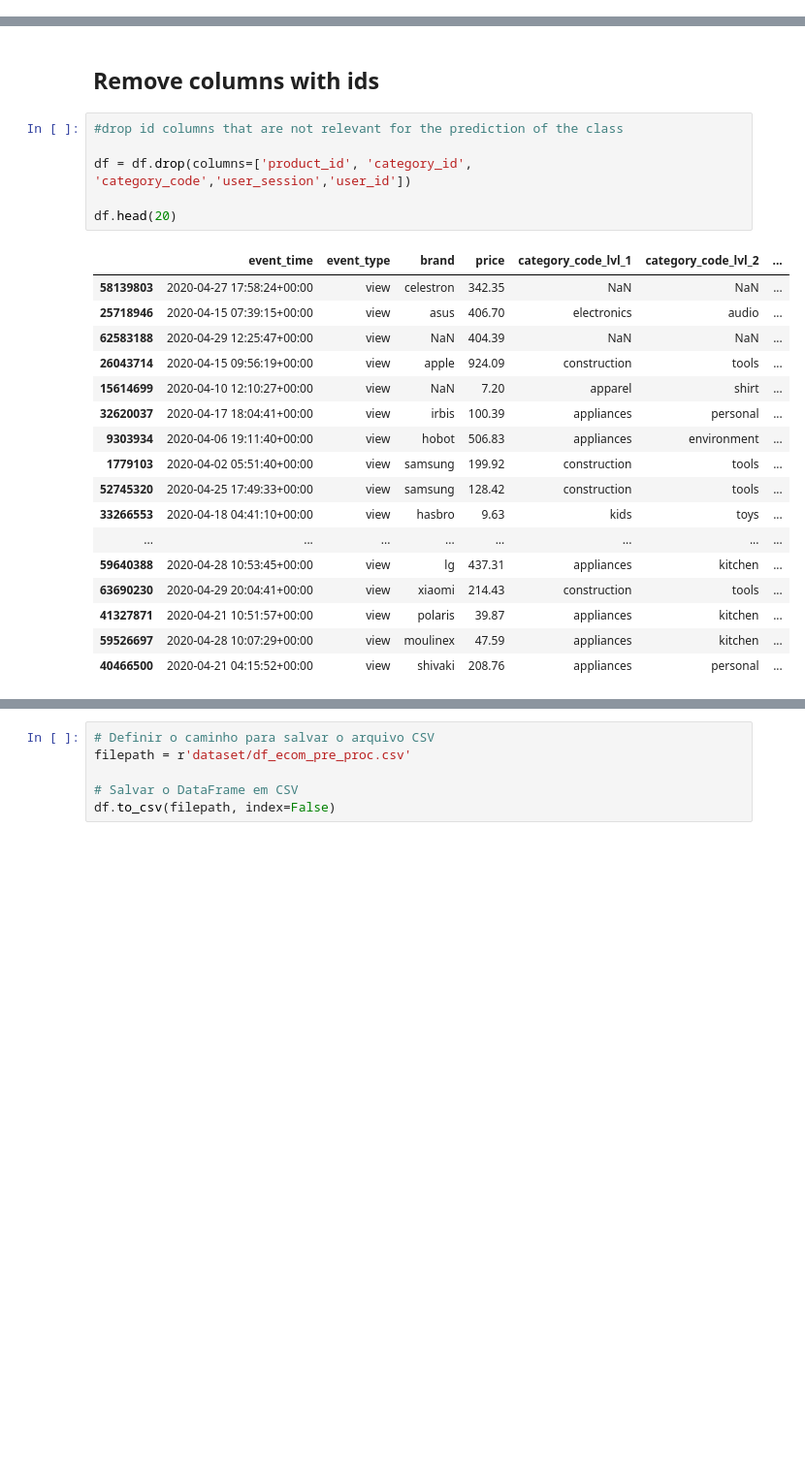
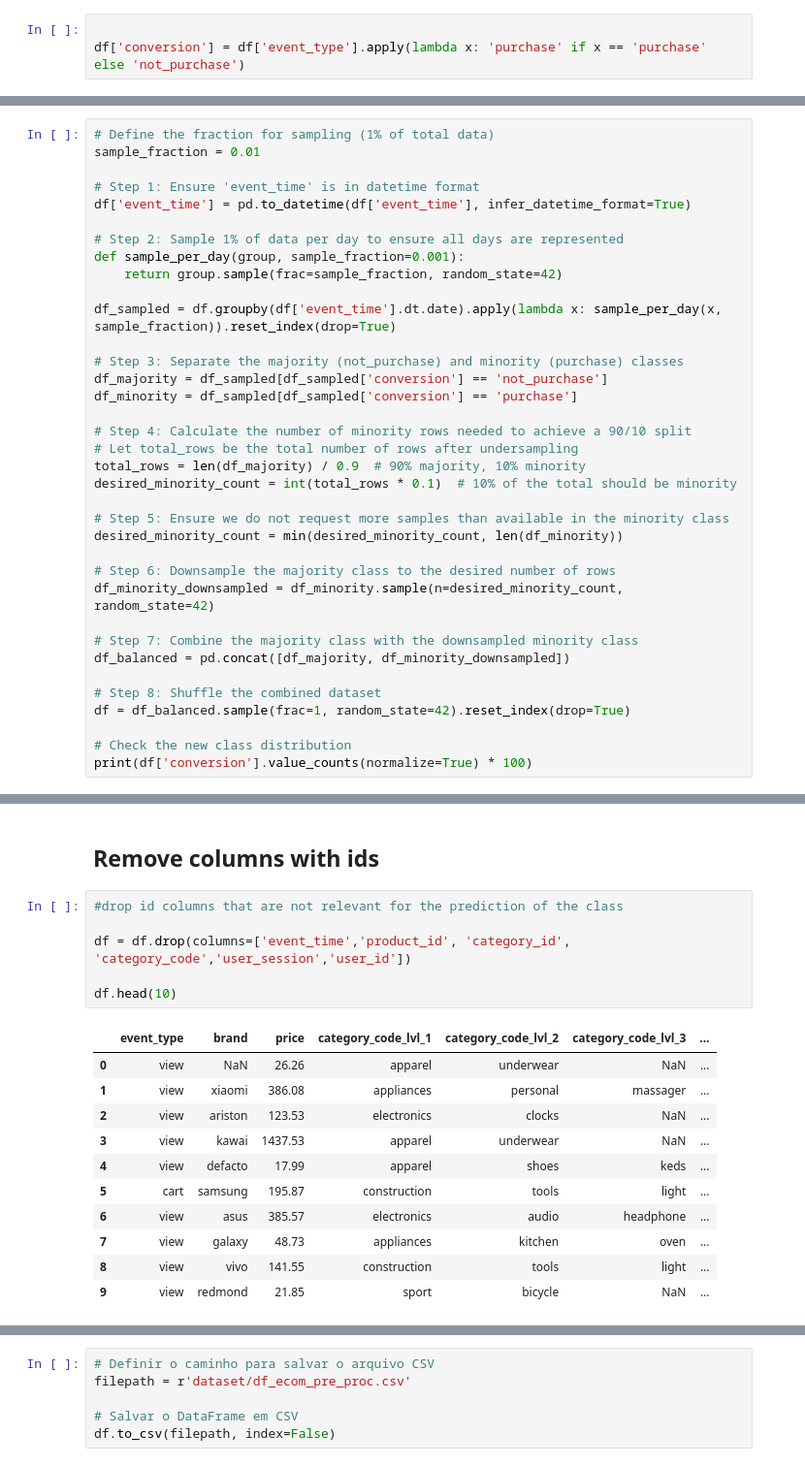
Before and after one commit to jvanalytics/ist_dash_2024_rec, a Jupyter notebook: notebooks/ecommerce_behaviour/_0_ecomerce_data_pre_processing.ipynb, the cells around one changed output, grey strips where cells are left out. Shown at 97% size. Cells and saved outputs as stored; diff of their text form; blank space fills up the shorter version.

```diff
--- a/notebooks/ecommerce_behaviour/_0_ecomerce_data_pre_processing.ipynb
+++ b/notebooks/ecommerce_behaviour/_0_ecomerce_data_pre_processing.ipynb
@@ -83,0 +261,3 @@ df.head(20)
+# %%
+
+df['conversion'] = df['event_type'].apply(lambda x: 'purchase' if x == 'purchase' else 'not_purchase')
@@ -83,0 +328,36 @@ df.head(20)
+# %%
+# Define the fraction for sampling (1% of total data)
+sample_fraction = 0.01
+
+# Step 1: Ensure 'event_time' is in datetime format
+df['event_time'] = pd.to_datetime(df['event_time'], infer_datetime_format=True)
+
+# Step 2: Sample 1% of data per day to ensure all days are represented
+def sample_per_day(group, sample_fraction=0.001):
+    return group.sample(frac=sample_fraction, random_state=42)
+
+df_sampled = df.groupby(df['event_time'].dt.date).apply(lambda x: sample_per_day(x, sample_fraction)).reset_index(drop=True)
+
+# Step 3: Separate the majority (not_purchase) and minority (purchase) classes
+df_majority = df_sampled[df_sampled['conversion'] == 'not_purchase']
+df_minority = df_sampled[df_sampled['conversion'] == 'purchase']
+
+# Step 4: Calculate the number of minority rows needed to achieve a 90/10 split
+# Let total_rows be the total number of rows after undersampling
+total_rows = len(df_majority) / 0.9  # 90% majority, 10% minority
+desired_minority_count = int(total_rows * 0.1)  # 10% of the total should be minority
+
+# Step 5: Ensure we do not request more samples than available in the minority class
+desired_minority_count = min(desired_minority_count, len(df_minority))
+
+# Step 6: Downsample the majority class to the desired number of rows
+df_minority_downsampled = df_minority.sample(n=desired_minority_count, random_state=42)
+
+# Step 7: Combine the majority class with the downsampled minority class
+df_balanced = pd.concat([df_majority, df_minority_downsampled])
+
+# Step 8: Shuffle the combined dataset
+df = df_balanced.sample(frac=1, random_state=42).reset_index(drop=True)
+
+# Check the new class distribution
+print(df['conversion'].value_counts(normalize=True) * 100)
@@ -191,24 +470,18 @@ dtype: object
 # %%
 #drop id columns that are not relevant for the prediction of the class
 
-df = df.drop(columns=['product_id', 'category_id', 'category_code','user_session','user_id'])
+df = df.drop(columns=['event_time','product_id', 'category_id', 'category_code','user_session','user_id'])
 
-df.head(20)
+df.head(10)
 # %% [output]
-|  | event_time | event_type | brand | price | category_code_lvl_1 | category_code_lvl_2 | ... |
-| 58139803 | 2020-04-27 17:58:24+00:00 | view | celestron | 342.35 | NaN | NaN | ... |
-| 25718946 | 2020-04-15 07:39:15+00:00 | view | asus | 406.70 | electronics | audio | ... |
-| 62583188 | 2020-04-29 12:25:47+00:00 | view | NaN | 404.39 | NaN | NaN | ... |
-| 26043714 | 2020-04-15 09:56:19+00:00 | view | apple | 924.09 | construction | tools | ... |
-| 15614699 | 2020-04-10 12:10:27+00:00 | view | NaN | 7.20 | apparel | shirt | ... |
-| 32620037 | 2020-04-17 18:04:41+00:00 | view | irbis | 100.39 | appliances | personal | ... |
-| 9303934 | 2020-04-06 19:11:40+00:00 | view | hobot | 506.83 | appliances | environment | ... |
-| 1779103 | 2020-04-02 05:51:40+00:00 | view | samsung | 199.92 | construction | tools | ... |
-| 52745320 | 2020-04-25 17:49:33+00:00 | view | samsung | 128.42 | construction | tools | ... |
-| 33266553 | 2020-04-18 04:41:10+00:00 | view | hasbro | 9.63 | kids | toys | ... |
-| ... | ... | ... | ... | ... | ... | ... | ... |
-| 59640388 | 2020-04-28 10:53:45+00:00 | view | lg | 437.31 | appliances | kitchen | ... |
-| 63690230 | 2020-04-29 20:04:41+00:00 | view | xiaomi | 214.43 | construction | tools | ... |
-| 41327871 | 2020-04-21 10:51:57+00:00 | view | polaris | 39.87 | appliances | kitchen | ... |
-| 59526697 | 2020-04-28 10:07:29+00:00 | view | moulinex | 47.59 | appliances | kitchen | ... |
-| 40466500 | 2020-04-21 04:15:52+00:00 | view | shivaki | 208.76 | appliances | personal | ... |
+|  | event_type | brand | price | category_code_lvl_1 | category_code_lvl_2 | category_code_lvl_3 | ... |
+| 0 | view | NaN | 26.26 | apparel | underwear | NaN | ... |
+| 1 | view | xiaomi | 386.08 | appliances | personal | massager | ... |
+| 2 | view | ariston | 123.53 | electronics | clocks | NaN | ... |
+| 3 | view | kawai | 1437.53 | apparel | underwear | NaN | ... |
+| 4 | view | defacto | 17.99 | apparel | shoes | keds | ... |
+| 5 | cart | samsung | 195.87 | construction | tools | light | ... |
+| 6 | view | asus | 385.57 | electronics | audio | headphone | ... |
+| 7 | view | galaxy | 48.73 | appliances | kitchen | oven | ... |
+| 8 | view | vivo | 141.55 | construction | tools | light | ... |
+| 9 | view | redmond | 21.85 | sport | bicycle | NaN | ... |
```
Also changed, not shown: parts of 23 cells of this notebook, 5 other files.
